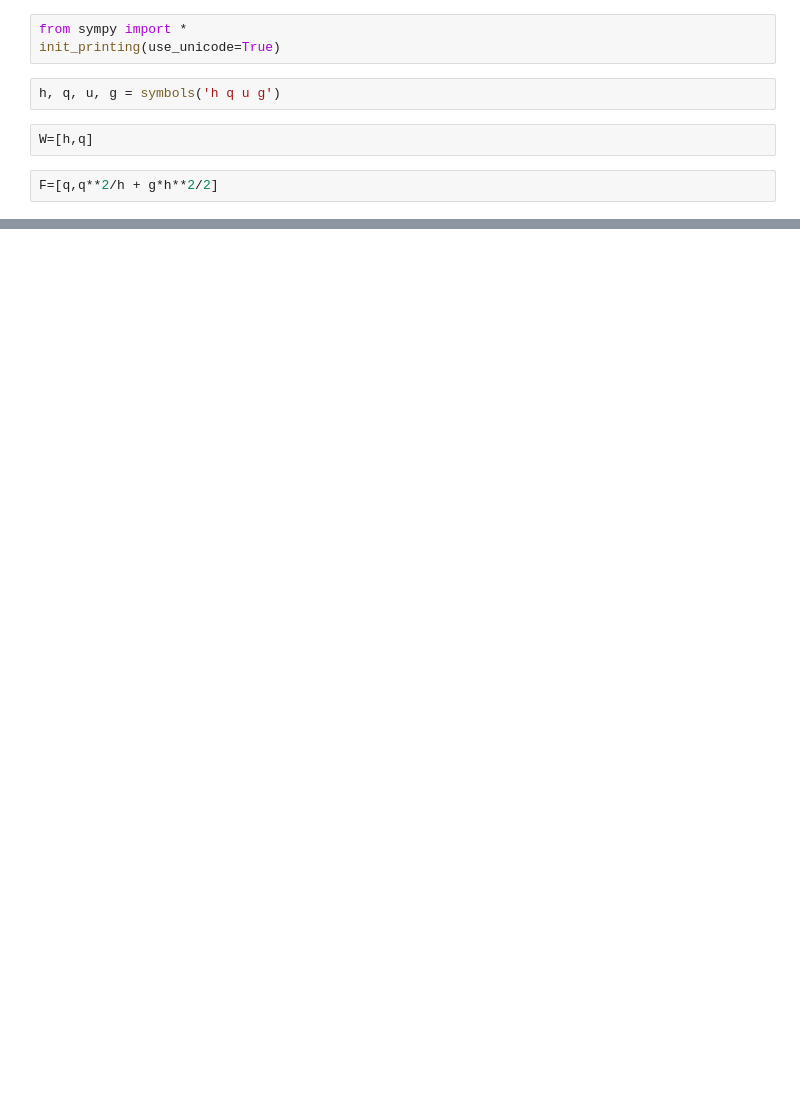
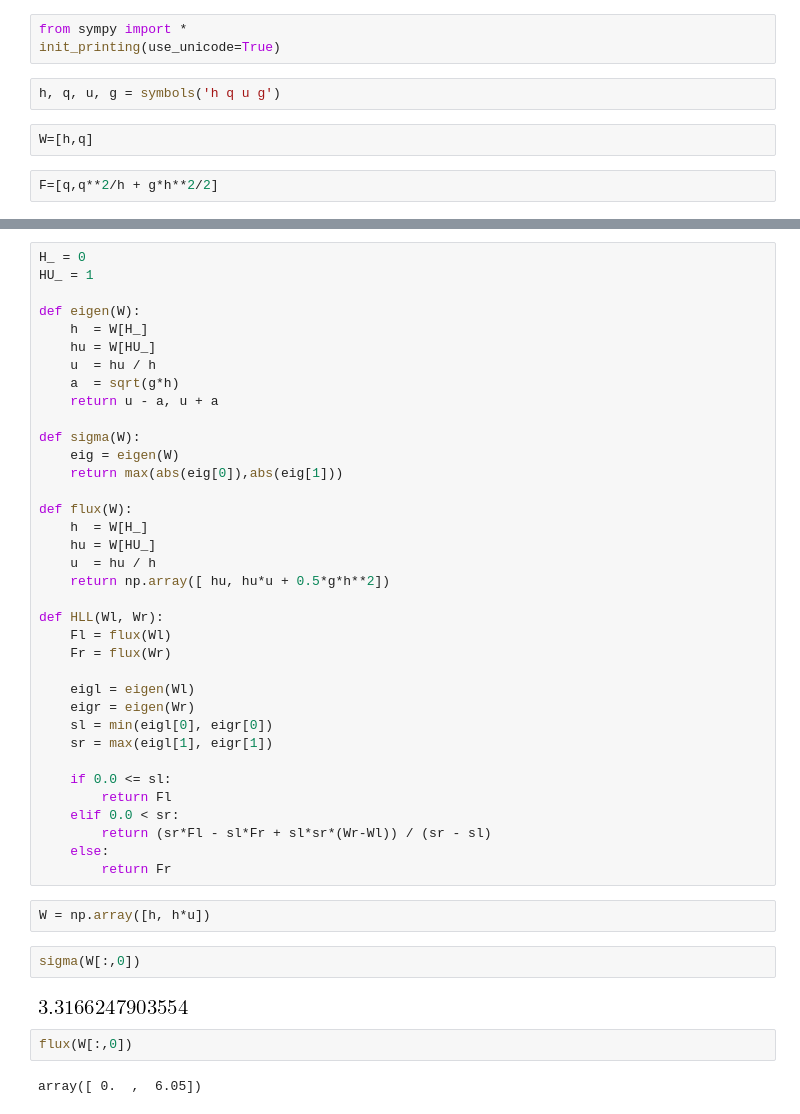
Before and after one commit to furstj/MMPP, a Jupyter notebook: lessons/06_melka_voda.ipynb, the cells around one changed output, grey strips where cells are left out. Cells and saved outputs as stored; diff of their text form; blank space fills up the shorter version.

```diff
--- a/lessons/06_melka_voda.ipynb
+++ b/lessons/06_melka_voda.ipynb
@@ -46,0 +130,46 @@ Matrix([
+# %%
+H_ = 0
+HU_ = 1
+
+def eigen(W):
+    h  = W[H_]
+    hu = W[HU_]
+    u  = hu / h
+    a  = sqrt(g*h)
+    return u - a, u + a
+
+def sigma(W):
+    eig = eigen(W)
+    return max(abs(eig[0]),abs(eig[1]))
+
+def flux(W):
+    h  = W[H_]
+    hu = W[HU_]
+    u  = hu / h
+    return np.array([ hu, hu*u + 0.5*g*h**2])
+
+def HLL(Wl, Wr):
+    Fl = flux(Wl)
+    Fr = flux(Wr)
+
+    eigl = eigen(Wl)
+    eigr = eigen(Wr)
+    sl = min(eigl[0], eigr[0])
+    sr = max(eigl[1], eigr[1])
+
+    if 0.0 <= sl:
+        return Fl
+    elif 0.0 < sr:
+        return (sr*Fl - sl*Fr + sl*sr*(Wr-Wl)) / (sr - sl)
+    else:
+        return Fr
+# %%
+W = np.array([h, h*u])
+# %%
+sigma(W[:,0])
+# %% [output]
+[figure, added]
+# %%
+flux(W[:,0])
+# %% [output]
+array([ 0.  ,  6.05])
```
Also changed, not shown: parts of 23 cells of this notebook.
